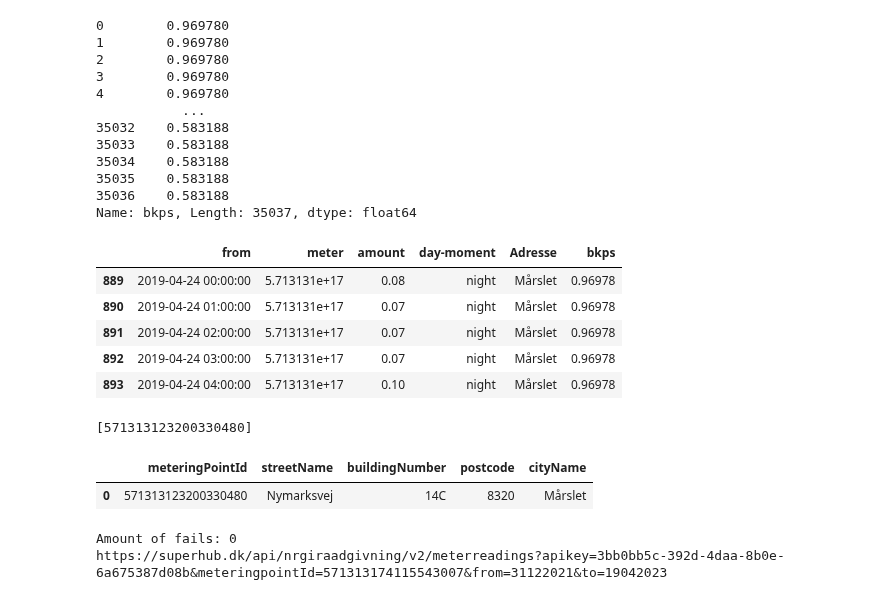
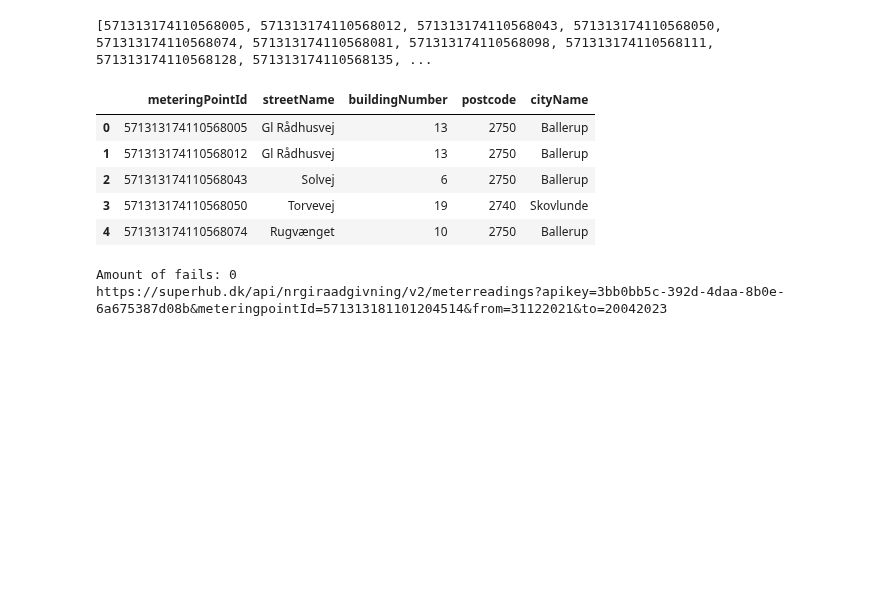
Before and after one commit to Mikkel-schmidt/El, a Jupyter notebook: Code2/Hent_data.ipynb, the cells around one changed output. Drawn from its saved outputs; the diff is of its cells as text; code cells hidden in the pictures; blank space fills up the shorter version.

Commit message:
Ballerup

```diff
--- a/Code2/Hent_data.ipynb
+++ b/Code2/Hent_data.ipynb
@@ -208,44 +190,21 @@ data.head()
-# %%
-df = data
-df_besp, dff = besp()
-dff['meter'] = pd.to_numeric(dff['meter'])
-kunde = 'Privat_elforbrug_test'
-df_besp.head()
-dff = dff.iloc[889:]
-dff.head()
-# %% [output]
-0        0.969780
-1        0.969780
-2        0.969780
-3        0.969780
-4        0.969780
-           ...
-35032    0.583188
-35033    0.583188
-35034    0.583188
-35035    0.583188
-35036    0.583188
-Name: bkps, Length: 35037, dtype: float64
-|  | from | meter | amount | day-moment | Adresse | bkps |
-| 889 | 2019-04-24 00:00:00 | 5.713131e+17 | 0.08 | night | Mårslet | 0.96978 |
-| 890 | 2019-04-24 01:00:00 | 5.713131e+17 | 0.07 | night | Mårslet | 0.96978 |
-| 891 | 2019-04-24 02:00:00 | 5.713131e+17 | 0.07 | night | Mårslet | 0.96978 |
-| 892 | 2019-04-24 03:00:00 | 5.713131e+17 | 0.07 | night | Mårslet | 0.96978 |
-| 893 | 2019-04-24 04:00:00 | 5.713131e+17 | 0.10 | night | Mårslet | 0.96978 |
 # %%
-kunde = 'Privat_elforbrug_test'
+kunde = 'BallerupKommune'
 df, IDs = getMeterPoints(kunde)
 print(IDs)
 df.head()
 # %% [output]
-[571313123200330480]
+[571313174110568005, 571313174110568012, 571313174110568043, 571313174110568050, 571313174110568074, 571313174110568081, 571313174110568098, 571313174110568111, 571313174110568128, 571313174110568135, ...
 |  | meteringPointId | streetName | buildingNumber | postcode | cityName |
-| 0 | 571313123200330480 | Nymarksvej | 14C | 8320 | Mårslet |
+| 0 | 571313174110568005 | Gl Rådhusvej | 13 | 2750 | Ballerup |
+| 1 | 571313174110568012 | Gl Rådhusvej | 13 | 2750 | Ballerup |
+| 2 | 571313174110568043 | Solvej | 6 | 2750 | Ballerup |
+| 3 | 571313174110568050 | Torvevej | 19 | 2740 | Skovlunde |
+| 4 | 571313174110568074 | Rugvænget | 10 | 2750 | Ballerup |
 # %%
 df = getMeterReadings(IDs)
 # %% [output]
 Amount of fails: 0
-https://superhub.dk/api/nrgiraadgivning/v2/meterreadings?apikey=3bb0bb5c-392d-4daa-8b0e-6a675387d08b&meteringpointId=571313174115543007&from=31122021&to=19042023
+https://superhub.dk/api/nrgiraadgivning/v2/meterreadings?apikey=3bb0bb5c-392d-4daa-8b0e-6a675387d08b&meteringpointId=571313181101204514&from=31122021&to=20042023
 # %%
 df.head()
 # %% [output]
```
Also changed, not shown: parts of 6 cells of this notebook, 2 other files.
